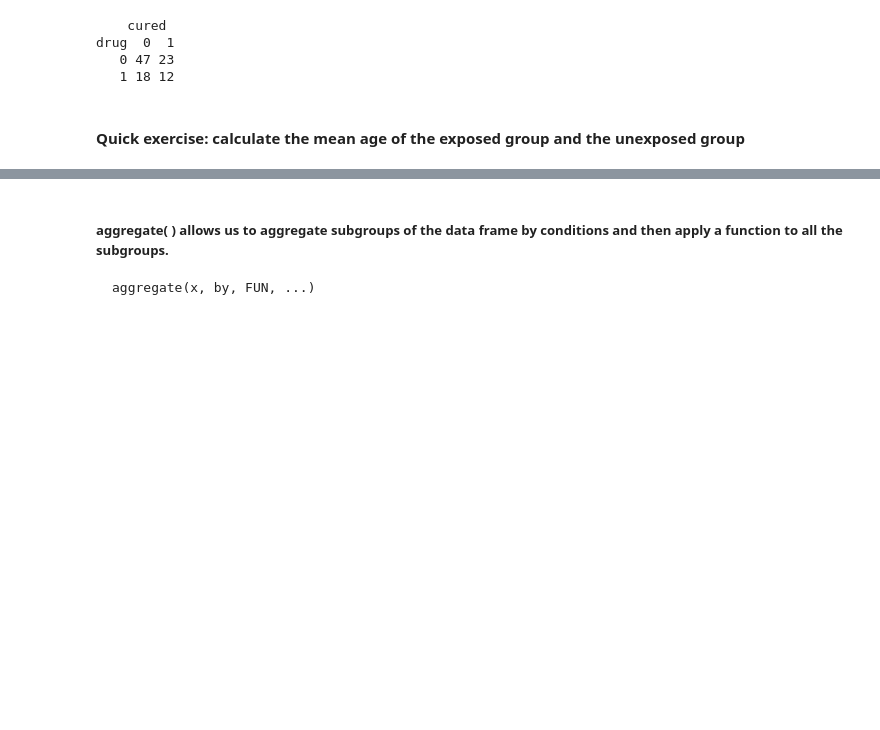
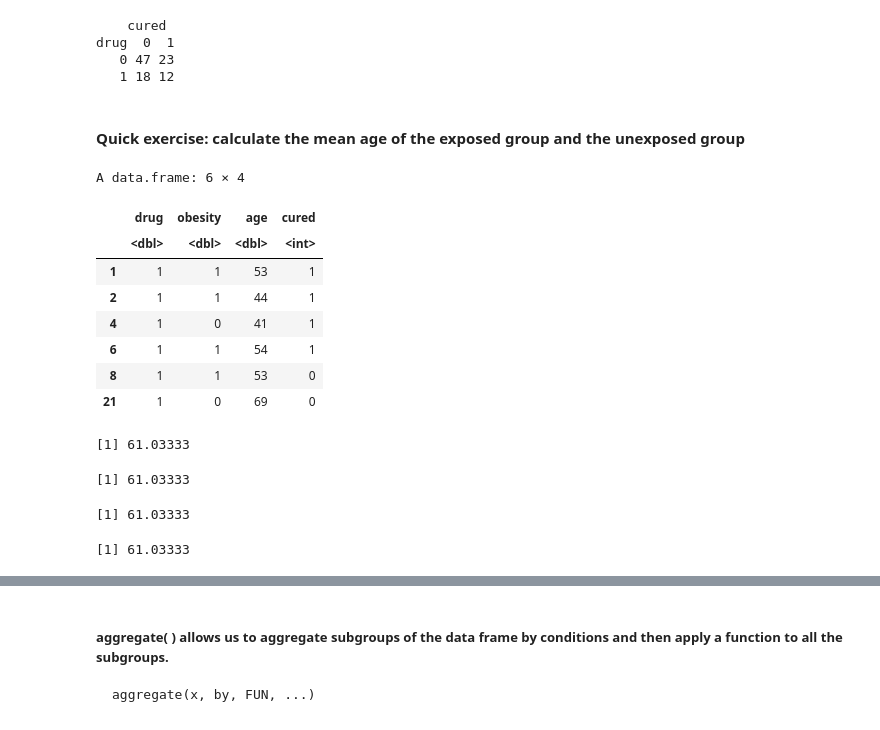
Before and after one commit to ly129/EPIB613_2019, a Jupyter notebook: Lecture5.ipynb, the cells around one changed output, grey strips where cells are left out. Drawn from its saved outputs; the diff is of its cells as text; code cells hidden in the pictures; blank space fills up the shorter version.

```diff
--- a/Lecture5.ipynb
+++ b/Lecture5.ipynb
@@ -450,3 +517,31 @@ drug  0  1
    1 18 12
 # %% [markdown]
 #### Quick exercise: calculate the mean age of the exposed group and the unexposed group
+# %%
+exposed.group <- sim[sim$drug == 1, ]
+head(exposed.group)
+mean(exposed.group$age)
+# %% [output]
+A data.frame: 6 × 4
+|  | drug | obesity | age | cured |
+|  | <dbl> | <dbl> | <dbl> | <int> |
+| 1 | 1 | 1 | 53 | 1 |
+| 2 | 1 | 1 | 44 | 1 |
+| 4 | 1 | 0 | 41 | 1 |
+| 6 | 1 | 1 | 54 | 1 |
+| 8 | 1 | 1 | 53 | 0 |
+| 21 | 1 | 0 | 69 | 0 |
+[1] 61.03333
+# %%
+exposed.group1 <- subset(x = sim, subset = (drug == 1))
+mean(exposed.group1$age)
+# %% [output]
+[1] 61.03333
+# %%
+mean(subset(x = sim, subset = (drug == 1))$age)
+# %% [output]
+[1] 61.03333
+# %%
+mean(subset(x = sim, subset = (drug == 1), select = age, drop = T))
+# %% [output]
+[1] 61.03333
```
Also changed, not shown: parts of 19 cells of this notebook, 3 other files.
